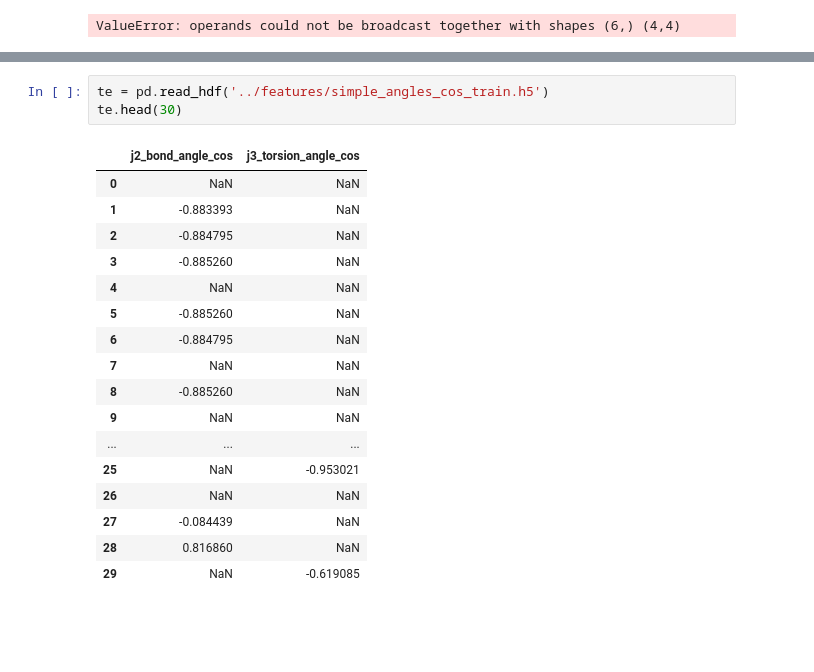
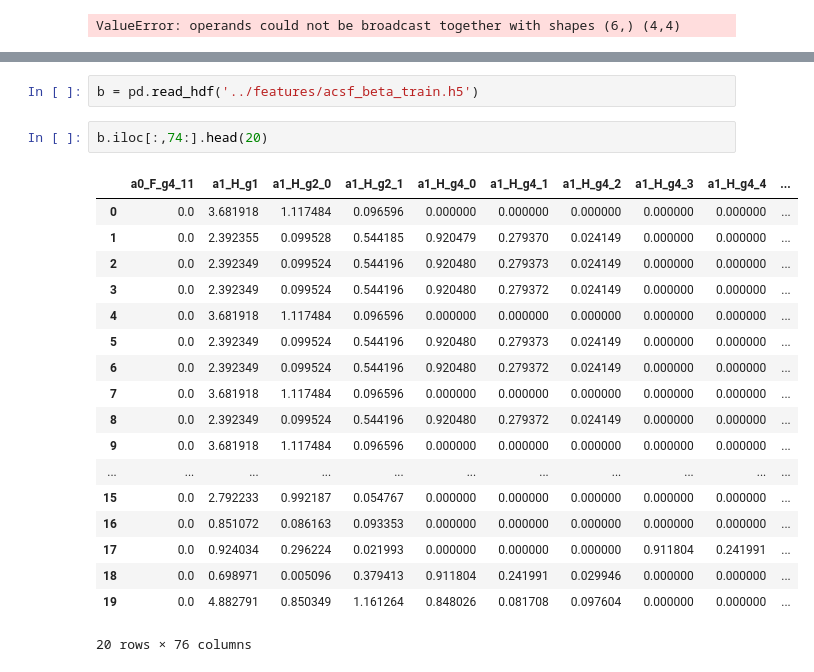
Before and after one commit to miguel-rita/remote-five, a Jupyter notebook: notebooks/EDA.ipynb, the cells around one changed output, grey strips where cells are left out. Drawn from its saved outputs; the diff is of its cells as text; blank space fills up the shorter version.

```diff
--- a/notebooks/EDA.ipynb
+++ b/notebooks/EDA.ipynb
@@ -231,21 +237,23 @@ ValueError: operands could not be broadcast together with shapes (6,) (4,4)
 # %%
-te = pd.read_hdf('../features/simple_angles_cos_train.h5')
-te.head(30)
+b = pd.read_hdf('../features/acsf_beta_train.h5')
-# %% [output]
-|  | j2_bond_angle_cos | j3_torsion_angle_cos |
-| 0 | NaN | NaN |
-| 1 | -0.883393 | NaN |
-| 2 | -0.884795 | NaN |
-| 3 | -0.885260 | NaN |
-| 4 | NaN | NaN |
-| 5 | -0.885260 | NaN |
-| 6 | -0.884795 | NaN |
-| 7 | NaN | NaN |
-| 8 | -0.885260 | NaN |
-| 9 | NaN | NaN |
-| ... | ... | ... |
-| 25 | NaN | -0.953021 |
-| 26 | NaN | NaN |
-| 27 | -0.084439 | NaN |
-| 28 | 0.816860 | NaN |
-| 29 | NaN | -0.619085 |
+# %%
+b.iloc[:,74:].head(20)
+# %% [output]
+|  | a0_F_g4_11 | a1_H_g1 | a1_H_g2_0 | a1_H_g2_1 | a1_H_g4_0 | a1_H_g4_1 | a1_H_g4_2 | a1_H_g4_3 | a1_H_g4_4 | ... |
+| 0 | 0.0 | 3.681918 | 1.117484 | 0.096596 | 0.000000 | 0.000000 | 0.000000 | 0.000000 | 0.000000 | ... |
+| 1 | 0.0 | 2.392355 | 0.099528 | 0.544185 | 0.920479 | 0.279370 | 0.024149 | 0.000000 | 0.000000 | ... |
+| 2 | 0.0 | 2.392349 | 0.099524 | 0.544196 | 0.920480 | 0.279373 | 0.024149 | 0.000000 | 0.000000 | ... |
+| 3 | 0.0 | 2.392349 | 0.099524 | 0.544196 | 0.920480 | 0.279372 | 0.024149 | 0.000000 | 0.000000 | ... |
+| 4 | 0.0 | 3.681918 | 1.117484 | 0.096596 | 0.000000 | 0.000000 | 0.000000 | 0.000000 | 0.000000 | ... |
+| 5 | 0.0 | 2.392349 | 0.099524 | 0.544196 | 0.920480 | 0.279373 | 0.024149 | 0.000000 | 0.000000 | ... |
+| 6 | 0.0 | 2.392349 | 0.099524 | 0.544196 | 0.920480 | 0.279372 | 0.024149 | 0.000000 | 0.000000 | ... |
+| 7 | 0.0 | 3.681918 | 1.117484 | 0.096596 | 0.000000 | 0.000000 | 0.000000 | 0.000000 | 0.000000 | ... |
+| 8 | 0.0 | 2.392349 | 0.099524 | 0.544196 | 0.920480 | 0.279372 | 0.024149 | 0.000000 | 0.000000 | ... |
+| 9 | 0.0 | 3.681918 | 1.117484 | 0.096596 | 0.000000 | 0.000000 | 0.000000 | 0.000000 | 0.000000 | ... |
+| ... | ... | ... | ... | ... | ... | ... | ... | ... | ... | ... |
+| 15 | 0.0 | 2.792233 | 0.992187 | 0.054767 | 0.000000 | 0.000000 | 0.000000 | 0.000000 | 0.000000 | ... |
+| 16 | 0.0 | 0.851072 | 0.086163 | 0.093353 | 0.000000 | 0.000000 | 0.000000 | 0.000000 | 0.000000 | ... |
+| 17 | 0.0 | 0.924034 | 0.296224 | 0.021993 | 0.000000 | 0.000000 | 0.000000 | 0.911804 | 0.241991 | ... |
+| 18 | 0.0 | 0.698971 | 0.005096 | 0.379413 | 0.911804 | 0.241991 | 0.029946 | 0.000000 | 0.000000 | ... |
+| 19 | 0.0 | 4.882791 | 0.850349 | 1.161264 | 0.848026 | 0.081708 | 0.097604 | 0.000000 | 0.000000 | ... |
+20 rows × 76 columns
```
Also changed, not shown: parts of 8 cells of this notebook, 4 other files.
